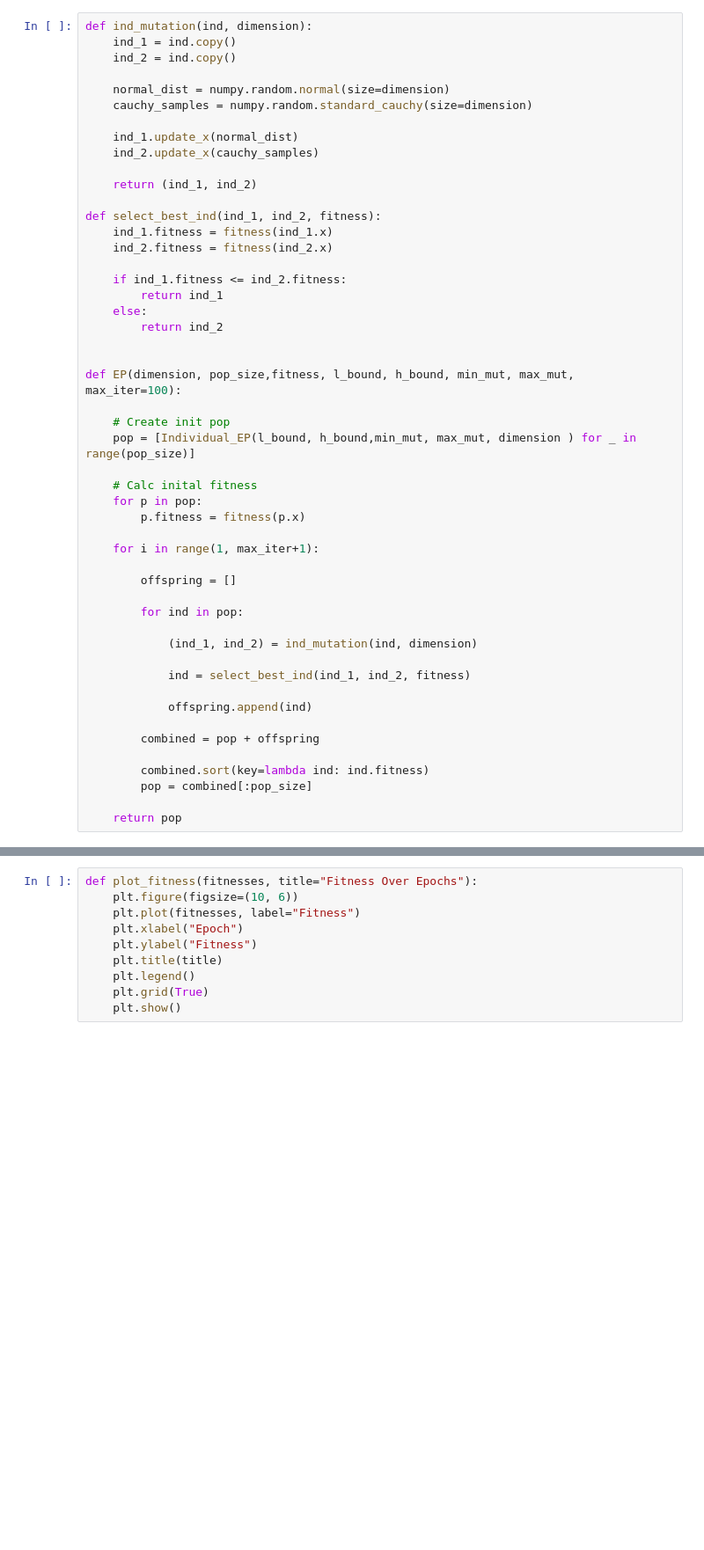
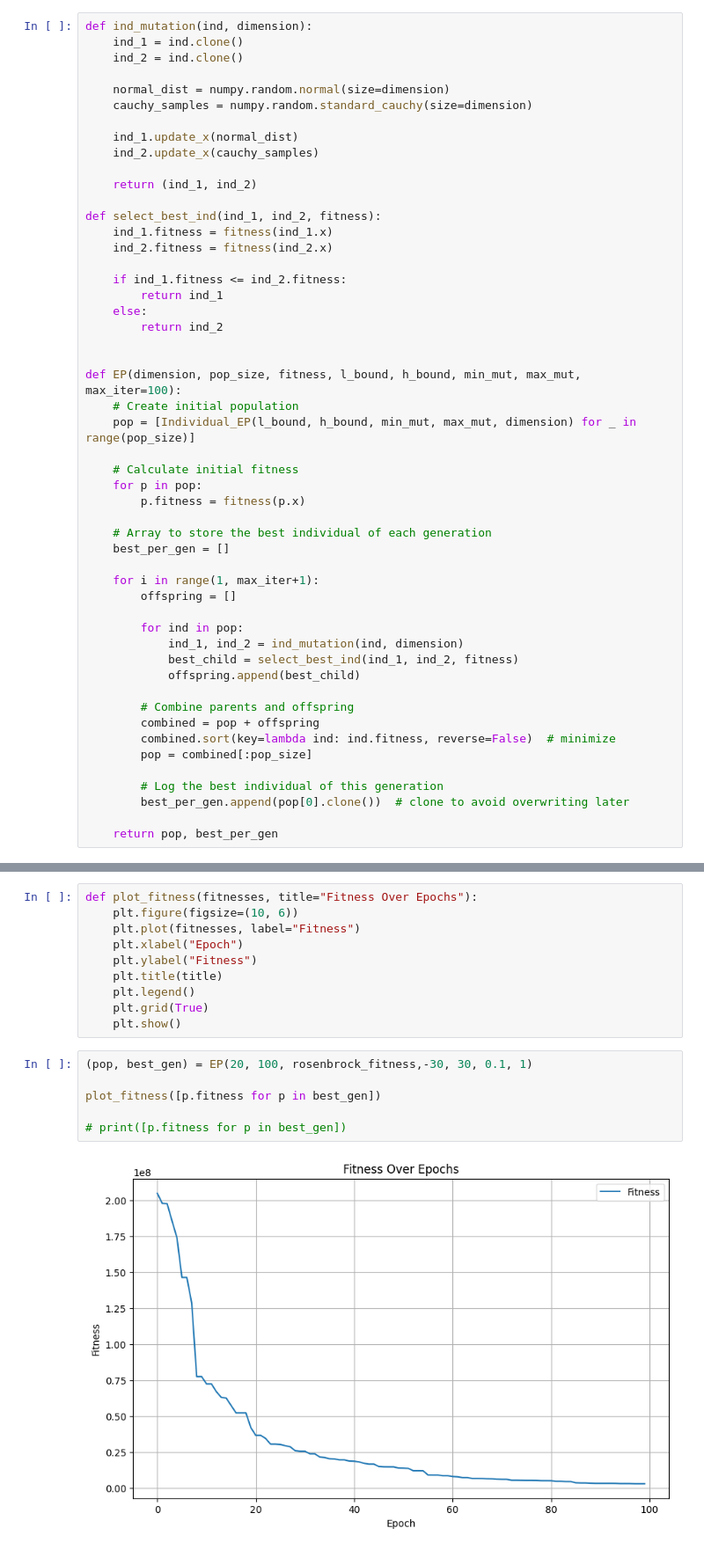
Before and after one commit to Biboy-al/AIML426-A2, a Jupyter notebook: Q1_EP_ES/src/main.ipynb, the cells around one changed output, grey strips where cells are left out. Shown at 88% size. Cells and saved outputs as stored; diff of their text form; blank space fills up the shorter version.

```diff
--- a/Q1_EP_ES/src/main.ipynb
+++ b/Q1_EP_ES/src/main.ipynb
@@ -152,8 +158,8 @@ class Individual_EP:
         return copy_ind
 # %%
 def ind_mutation(ind, dimension):
-    ind_1 = ind.copy()
-    ind_2 = ind.copy()
+    ind_1 = ind.clone()
+    ind_2 = ind.clone()
 
     normal_dist = numpy.random.normal(size=dimension)
     cauchy_samples = numpy.random.standard_cauchy(size=dimension)
@@ -173,33 +179,34 @@ def select_best_ind(ind_1, ind_2, fitness):
         return ind_2
 
 
-def EP(dimension, pop_size,fitness, l_bound, h_bound, min_mut, max_mut, max_iter=100):
+def EP(dimension, pop_size, fitness, l_bound, h_bound, min_mut, max_mut, max_iter=100):
+    # Create initial population
+    pop = [Individual_EP(l_bound, h_bound, min_mut, max_mut, dimension) for _ in range(pop_size)]
 
-    # Create init pop
-    pop = [Individual_EP(l_bound, h_bound,min_mut, max_mut, dimension ) for _ in range(pop_size)]
-
-    # Calc inital fitness
+    # Calculate initial fitness
     for p in pop:
         p.fitness = fitness(p.x)
 
+    # Array to store the best individual of each generation
+    best_per_gen = []
+
     for i in range(1, max_iter+1):
-
         offspring = []
 
         for ind in pop:
+            ind_1, ind_2 = ind_mutation(ind, dimension)
+            best_child = select_best_ind(ind_1, ind_2, fitness)
+            offspring.append(best_child)
 
-            (ind_1, ind_2) = ind_mutation(ind, dimension)
-
-            ind = select_best_ind(ind_1, ind_2, fitness)
-
-            offspring.append(ind)
-
+        # Combine parents and offspring
         combined = pop + offspring
-
-        combined.sort(key=lambda ind: ind.fitness)
+        combined.sort(key=lambda ind: ind.fitness, reverse=False)  # minimize
         pop = combined[:pop_size]
 
-    return pop
+        # Log the best individual of this generation
+        best_per_gen.append(pop[0].clone())  # clone to avoid overwriting later
+
+    return pop, best_per_gen
 # %%
 def rosenbrock_fitness(x):
     D = len(x)
@@ -229,4 +236,12 @@ def plot_fitness(fitnesses, title="Fitness Over Epochs"):
     plt.legend()
     plt.grid(True)
     plt.show()
+# %%
+(pop, best_gen) = EP(20, 100, rosenbrock_fitness,-30, 30, 0.1, 1)
+
+plot_fitness([p.fitness for p in best_gen])
+
+# print([p.fitness for p in best_gen])
+# %% [output]
+[figure, added]
 # %%
```
Also changed, not shown: parts of 3 cells of this notebook, 5 other files.
